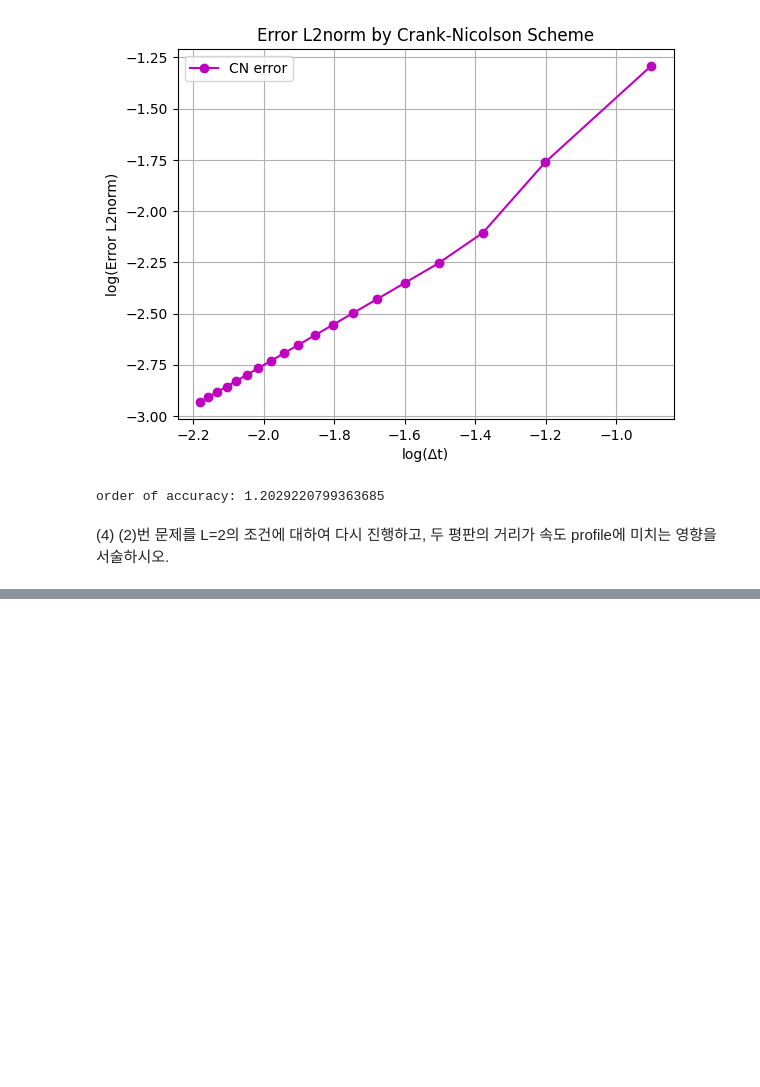
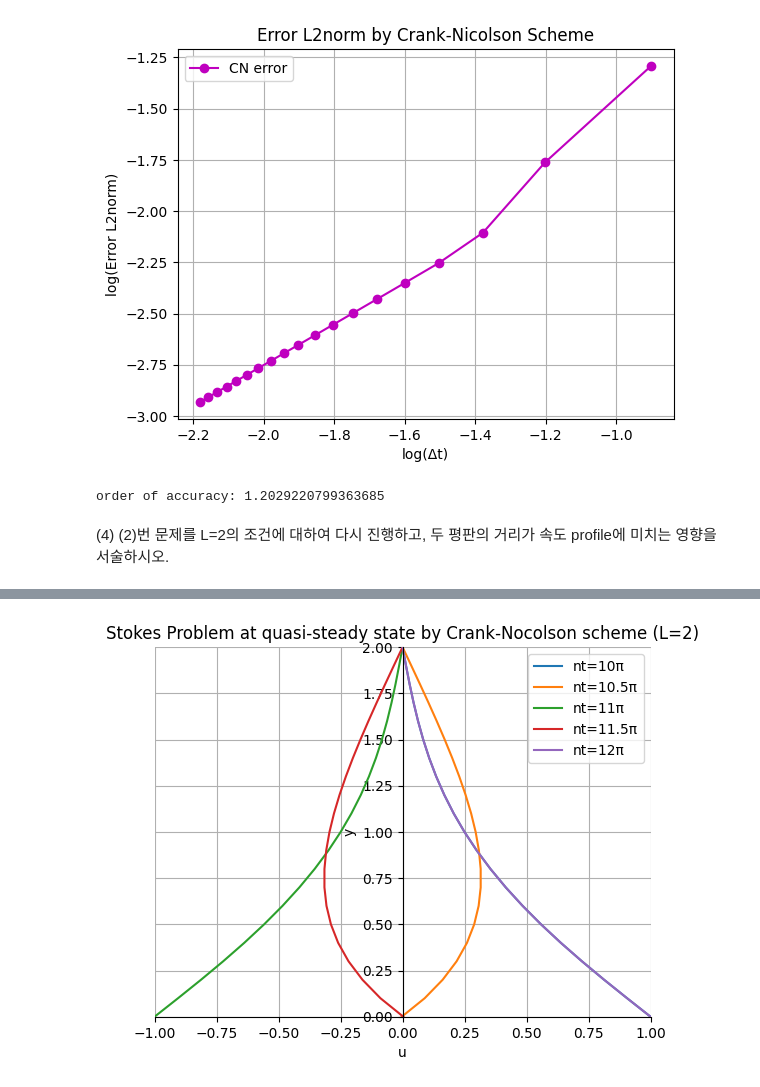
Before and after one commit to Lim-Hyerin03/CSE--, a Jupyter notebook: 코드/week3/CSE_URP 3주차 과제.ipynb, the cells around one changed output, grey strips where cells are left out. Cells and saved outputs as stored; diff of their text form; code cells hidden in the pictures; blank space fills up the shorter version.

```diff
--- a/코드/week3/CSE_URP 3주차 과제.ipynb
+++ b/코드/week3/CSE_URP 3주차 과제.ipynb
@@ -464,26 +465,28 @@ plt.show()
 # %%
 # Crank-Nocolson scheme at quasti-steady state (at nt=10π, 10.5π, 11π, 11.5π, 12π)
 
 fig, ax = plt.subplots()
 ax.set_xlim(-1, 1)
-ax.set_ylim(0, 10)
+ax.set_ylim(0, 2)
 ax.spines['left'].set_position('center')
 ax.spines['right'].set_visible(False)
 ax.spines['top'].set_visible(False)
 ax.spines['bottom'].set_position(('data', 0))
 
 ax.plot(u_profile[5], y, label='nt=10π')
 ax.plot(u_profile[6], y, label='nt=10.5π')
 ax.plot(u_profile[7], y, label='nt=11π')
 ax.plot(u_profile[8], y, label='nt=11.5π')
 ax.plot(u_profile[9], y, label='nt=12π')
 
 ax.set_xlabel('u')
 ax.set_ylabel('y')
 ax.legend()
 plt.grid()
 ax.set_title('Stokes Problem at quasi-steady state by Crank-Nocolson scheme (L=2)')
 plt.show()
+# %% [output]
+[figure, added]
 # %%
 # 두 그래프 함께 그리기
 fig, ax = plt.subplots()
```
Also changed, not shown: parts of 3 cells of this notebook, 1 other file.
